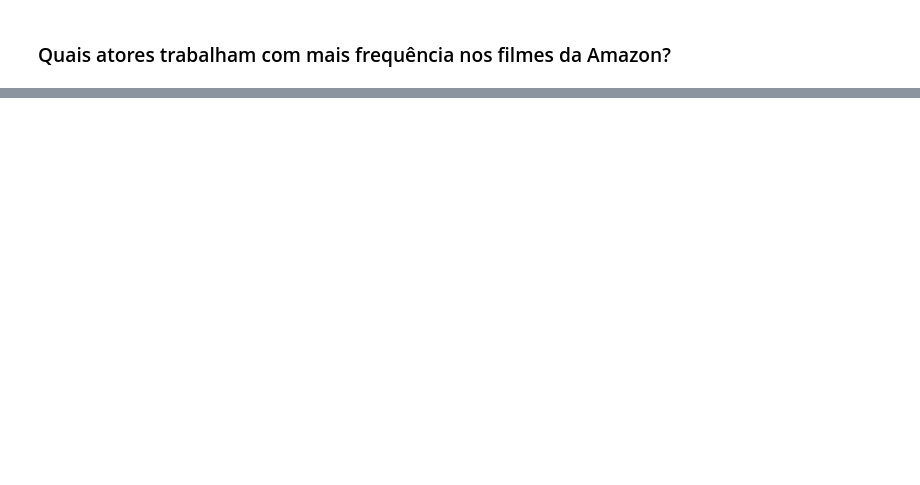
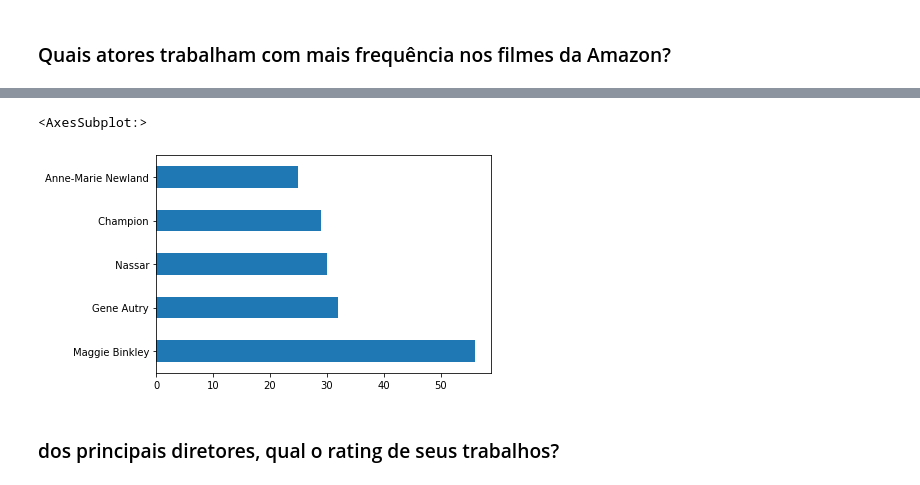
Before and after one commit to RodrigoSoares256/ExplanatoryAnalysis, a Jupyter notebook: AmazonCatalog.ipynb, the cells around one changed output, grey strips where cells are left out. Saved outputs shown, nothing was run; the diff lists cells and outputs as text; code cells hidden in the pictures; blank space fills up the shorter version.

Commit message:
Adicionado atores mais comuns

```diff
--- a/AmazonCatalog.ipynb
+++ b/AmazonCatalog.ipynb
@@ -276,0 +299,21 @@ dfRaw.head()
+# %%
+dfCopy = dfRaw.copy()
+atores = []
+try:
+
+    for splits in dfCopy['cast'].dropna().str.split(','):
+        for split in list(splits):
+        #atores.append(re.sub("\A ","",split))
+            atores.append(split)
+
+except:
+    print(splits)
+    print(split)
+sAtores = pd.Series(atores)
+sAtores.replace({'nan':np.nan, "1": np.nan}, inplace=True)
+sAtores.dropna().value_counts().head(5).plot.barh()
+# %% [output]
+<AxesSubplot:>
+[figure, added]
+# %% [markdown]
+### dos principais diretores, qual o rating de seus trabalhos?
```
Also changed, not shown: parts of 12 cells of this notebook.
